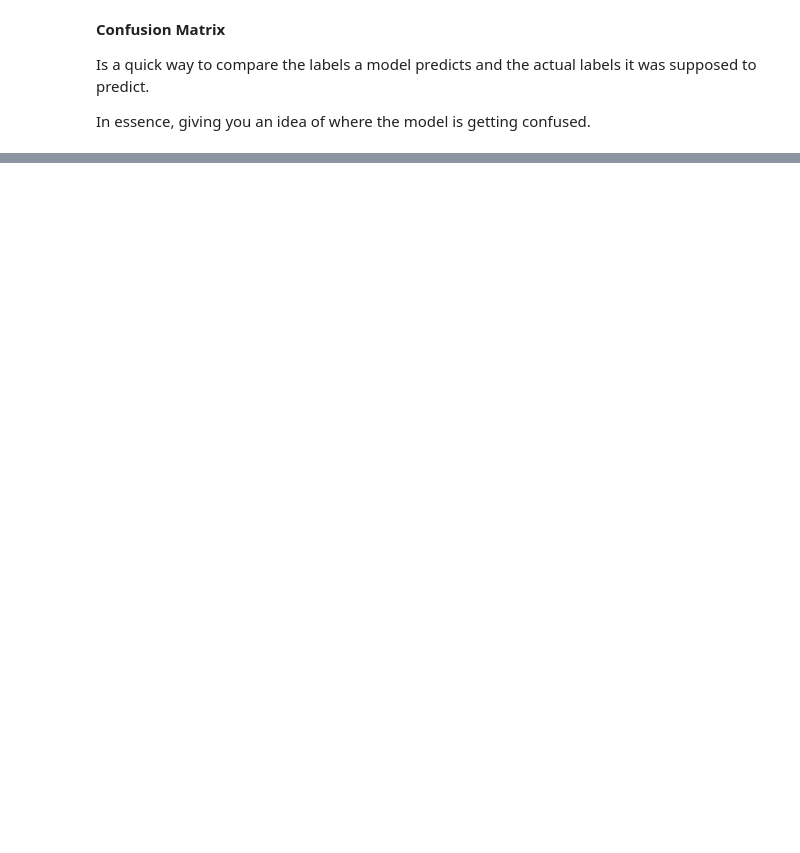
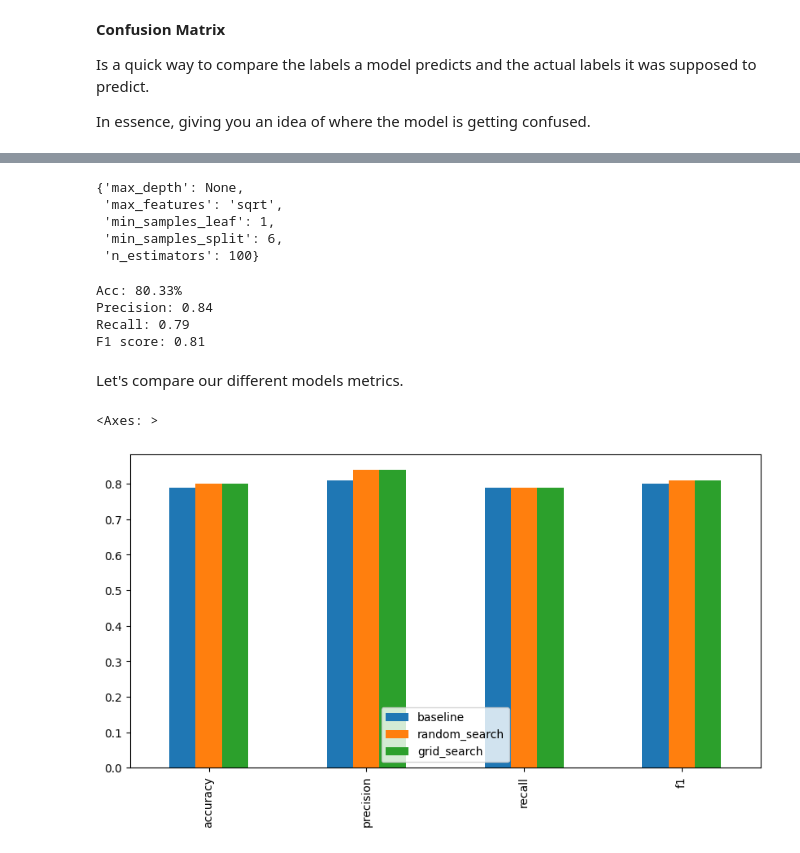
Before and after one commit to jcamiloif6/Complete-A.I.-Machine-Learning-Data-Science-Bootcamp, a Jupyter notebook: Section 9 Scikit-learn Creating Machine Learning Models/introduction_to_scikit_learn.ipynb, the cells around one changed output, grey strips where cells are left out. Saved outputs shown, nothing was run; the diff lists cells and outputs as text; code cells hidden in the pictures; blank space fills up the shorter version.

```diff
--- a/Section 9 Scikit-learn Creating Machine Learning Models/introduction_to_scikit_learn.ipynb
+++ b/Section 9 Scikit-learn Creating Machine Learning Models/introduction_to_scikit_learn.ipynb
@@ -1763,0 +2592,6 @@ array([[23,  6],
+# %%
+# Make predictions with the best hyperparameters
+rs_y_preds = rs_clf.predict(x_test)
+
+# Evaluate the predictions
+rs_metrics = evaluate_preds(y_test, rs_y_preds)
@@ -1763,0 +2613,25 @@ array([[23,  6],
+# %%
+grid_2 = {'n_estimators': [100, 200, 500],
+          'max_depth': [None],
+          'max_features': ['auto', 'sqrt'],
+          'min_samples_split': [6],
+          'min_samples_leaf': [1, 2]}
+# %%
+from sklearn.model_selection import GridSearchCV, train_test_split
+from sklearn.model_selection import RandomizedSearchCV, train_test_split
+from sklearn.ensemble import RandomForestClassifier
+
+# Instantiate RandomForestClassifier
+clf = RandomForestClassifier(n_jobs=1)
+
+np.random.seed(42)
+
+# Setup RandomizedSearchCV
+gs_clf = GridSearchCV(estimator=clf,
+                      param_grid=grid_2,
+                      cv=5,
+                      verbose=2,
+                      refit=True)
+
+# Fit the RandomizedSearchCV version of clf
+gs_clf.fit(x_train, y_train)
@@ -1763,0 +2678,28 @@ array([[23,  6],
+# %%
+gs_clf.best_params_
+# %% [output]
+{'max_depth': None,
+ 'max_features': 'sqrt',
+ 'min_samples_leaf': 1,
+ 'min_samples_split': 6,
+ 'n_estimators': 100}
+# %%
+gs_y_preds = gs_clf.predict(x_test)
+
+# evaluate predictions
+gs_metrics = evaluate_preds(y_test, gs_y_preds)
+# %% [output]
+Acc: 80.33%
+Precision: 0.84
+Recall: 0.79
+F1 score: 0.81
+# %% [markdown]
+Let's compare our different models metrics.
+# %%
+compare_metrics = pd.DataFrame({"baseline": baseline_metrics,
+                   "random_search": rs_metrics,
+                   "grid_search": gs_metrics})
+compare_metrics.plot.bar(figsize=(10,5))
+# %% [output]
+<Axes: >
+[figure, added]
```
Also changed, not shown: parts of 131 cells of this notebook.
